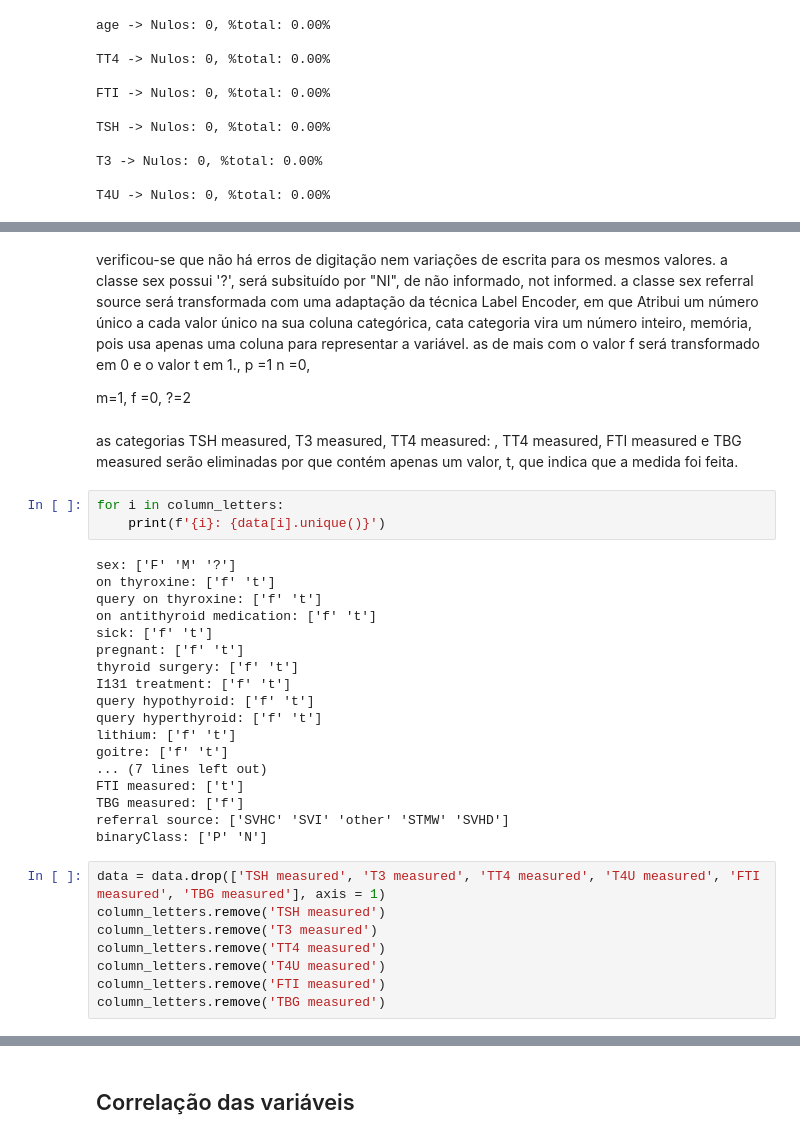
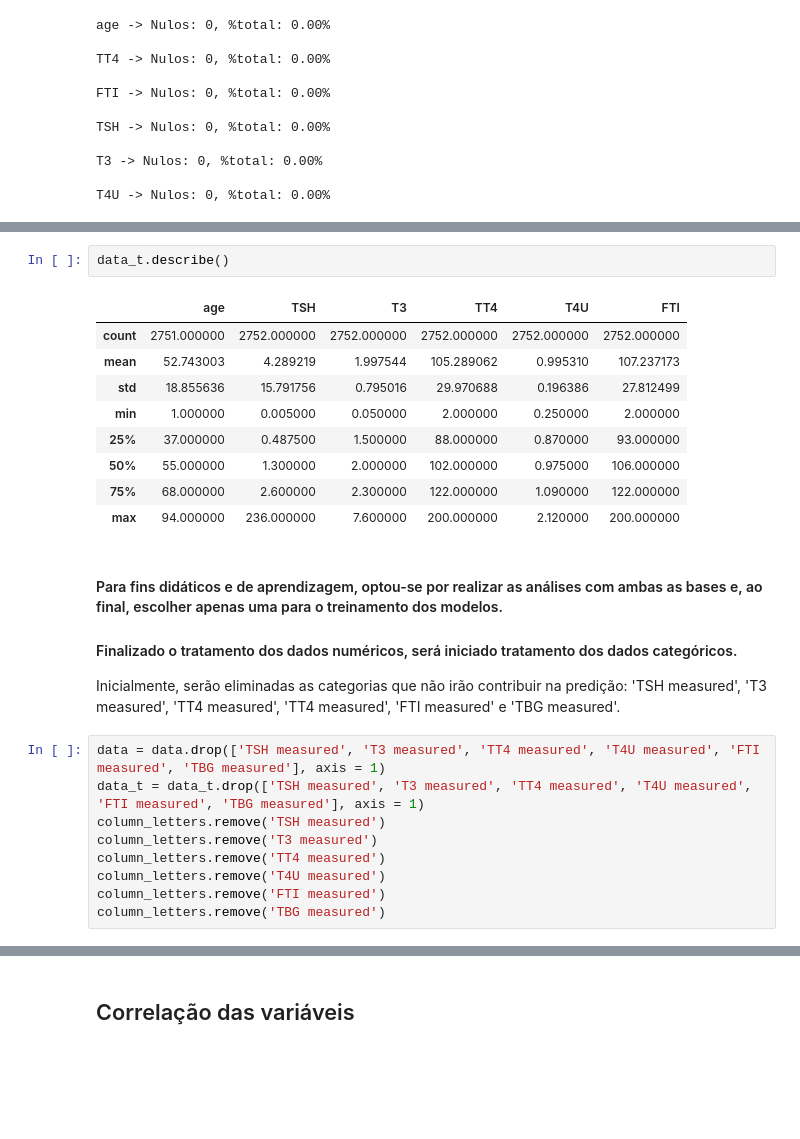
Before and after one commit to marinappdf/projetos-EBAC, a Jupyter notebook: Projeto Final/pred-hipertiroidismo.ipynb, the cells around one changed output, grey strips where cells are left out. Saved outputs shown, nothing was run; the diff lists cells and outputs as text; blank space fills up the shorter version.

```diff
--- a/Projeto Final/pred-hipertiroidismo.ipynb
+++ b/Projeto Final/pred-hipertiroidismo.ipynb
@@ -319,35 +409,24 @@ Feito então, substitui nulos dos numéricos, corrigi outlieres, agora é a vez
+# %%
+data_t.describe()
+# %% [output]
+|  | age | TSH | T3 | TT4 | T4U | FTI |
+| count | 2751.000000 | 2752.000000 | 2752.000000 | 2752.000000 | 2752.000000 | 2752.000000 |
+| mean | 52.743003 | 4.289219 | 1.997544 | 105.289062 | 0.995310 | 107.237173 |
+| std | 18.855636 | 15.791756 | 0.795016 | 29.970688 | 0.196386 | 27.812499 |
+| min | 1.000000 | 0.005000 | 0.050000 | 2.000000 | 0.250000 | 2.000000 |
+| 25% | 37.000000 | 0.487500 | 1.500000 | 88.000000 | 0.870000 | 93.000000 |
+| 50% | 55.000000 | 1.300000 | 2.000000 | 102.000000 | 0.975000 | 106.000000 |
+| 75% | 68.000000 | 2.600000 | 2.300000 | 122.000000 | 1.090000 | 122.000000 |
+| max | 94.000000 | 236.000000 | 7.600000 | 200.000000 | 2.120000 | 200.000000 |
 # %% [markdown]
-verificou-se que não há erros de digitação nem variações de escrita para os mesmos valores.
-a classe sex possui '?', será subsituído por "NI", de não informado, not informed.
-a classe sex referral source será transformada com uma adaptação da técnica  Label Encoder, em que Atribui um número único a cada valor único na sua coluna categórica, cata categoria vira um número inteiro,  memória, pois usa apenas uma coluna para representar a variável.
-as de mais com o valor f será transformado em 0 e o valor t em 1., p =1 n =0,
+#### Para fins didáticos e de aprendizagem, optou-se por realizar as análises com ambas as bases e, ao final, escolher apenas uma para o treinamento dos modelos.
 
- m=1, f =0, ?=2
+#### Finalizado o tratamento dos dados numéricos, será iniciado tratamento dos dados categóricos.
+
+Inicialmente, serão eliminadas as categorias que não irão contribuir na predição: 'TSH measured', 'T3 measured', 'TT4 measured', 'TT4 measured', 'FTI measured' e 'TBG measured'.
-# %% [markdown]
-as categorias TSH measured, T3 measured, TT4 measured: , TT4 measured, FTI measured e TBG measured serão eliminadas por que contém apenas um valor, t, que indica que a medida foi feita.
-# %%
-for i in column_letters:
-    print(f'{i}: {data[i].unique()}')
-# %% [output]
-sex: ['F' 'M' '?']
-on thyroxine: ['f' 't']
-query on thyroxine: ['f' 't']
-on antithyroid medication: ['f' 't']
-sick: ['f' 't']
-pregnant: ['f' 't']
-thyroid surgery: ['f' 't']
-I131 treatment: ['f' 't']
-query hypothyroid: ['f' 't']
-query hyperthyroid: ['f' 't']
-lithium: ['f' 't']
-goitre: ['f' 't']
-... (7 lines left out)
-FTI measured: ['t']
-TBG measured: ['f']
-referral source: ['SVHC' 'SVI' 'other' 'STMW' 'SVHD']
-binaryClass: ['P' 'N']
 # %%
 data = data.drop(['TSH measured', 'T3 measured', 'TT4 measured', 'T4U measured', 'FTI measured', 'TBG measured'], axis = 1)
+data_t = data_t.drop(['TSH measured', 'T3 measured', 'TT4 measured', 'T4U measured', 'FTI measured', 'TBG measured'], axis = 1)
 column_letters.remove('TSH measured')
 column_letters.remove('T3 measured')
 column_letters.remove('TT4 measured')
```
Also changed, not shown: parts of 82 cells of this notebook.
